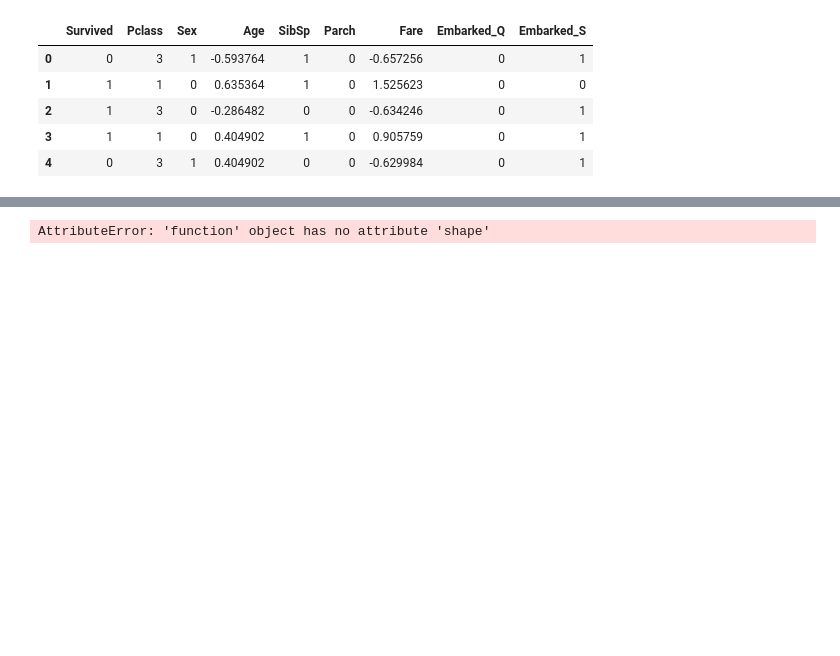
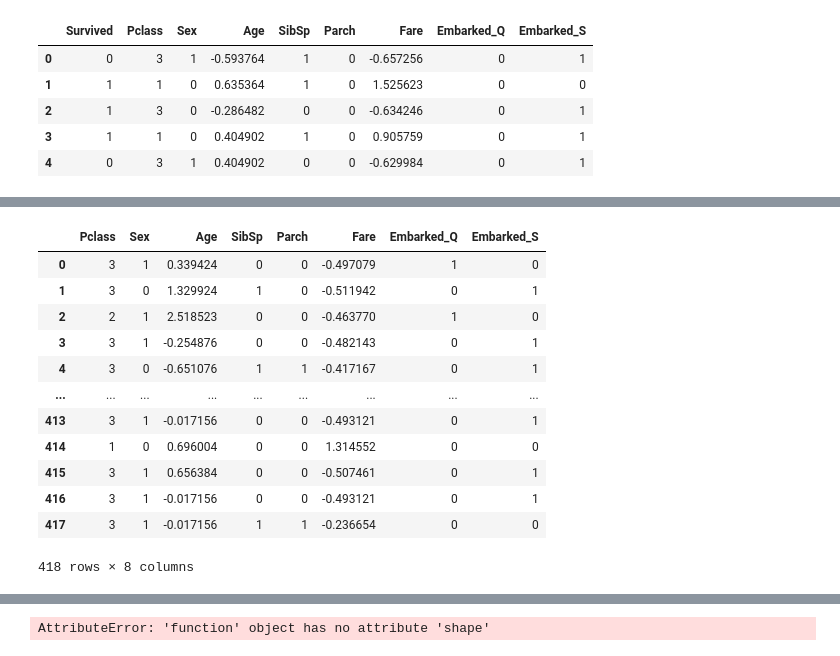
Before and after one commit to nikunjprajapati22/Scaler_Hackathon, a Jupyter notebook: Titanic_Scaler_Hackathon.ipynb, the cells around one changed output, grey strips where cells are left out. Drawn from its saved outputs; the diff is of its cells as text; code cells hidden in the pictures; blank space fills up the shorter version.

```diff
--- a/Titanic_Scaler_Hackathon.ipynb
+++ b/Titanic_Scaler_Hackathon.ipynb
@@ -458,0 +565,2 @@ X_train
+# %%
+X_test['Fare'] = X_test['Fare'].fillna(8.05)
@@ -458,0 +576,4 @@ X_train
+# %%
+X_test['Sex'] = le.fit_transform(X_test['Sex'])
+# %%
+X_test = pd.get_dummies(X_test,columns=['Embarked'],drop_first=True)
@@ -458,0 +589,4 @@ X_train
+# %%
+sc = StandardScaler()
+X_test['Age'] = sc.fit_transform(X_test['Age'].values.reshape(-1,1))
+X_test['Fare'] = sc.fit_transform(X_test['Fare'].values.reshape(-1,1))
@@ -458,0 +628,16 @@ X_train
+# %%
+X_test
+# %% [output]
+|  | Pclass | Sex | Age | SibSp | Parch | Fare | Embarked_Q | Embarked_S |
+| 0 | 3 | 1 | 0.339424 | 0 | 0 | -0.497079 | 1 | 0 |
+| 1 | 3 | 0 | 1.329924 | 1 | 0 | -0.511942 | 0 | 1 |
+| 2 | 2 | 1 | 2.518523 | 0 | 0 | -0.463770 | 1 | 0 |
+| 3 | 3 | 1 | -0.254876 | 0 | 0 | -0.482143 | 0 | 1 |
+| 4 | 3 | 0 | -0.651076 | 1 | 1 | -0.417167 | 0 | 1 |
+| ... | ... | ... | ... | ... | ... | ... | ... | ... |
+| 413 | 3 | 1 | -0.017156 | 0 | 0 | -0.493121 | 0 | 1 |
+| 414 | 1 | 0 | 0.696004 | 0 | 0 | 1.314552 | 0 | 0 |
+| 415 | 3 | 1 | 0.656384 | 0 | 0 | -0.507461 | 0 | 1 |
+| 416 | 3 | 1 | -0.017156 | 0 | 0 | -0.493121 | 0 | 1 |
+| 417 | 3 | 1 | -0.017156 | 1 | 1 | -0.236654 | 0 | 0 |
+418 rows × 8 columns
```
Also changed, not shown: parts of 29 cells of this notebook.
